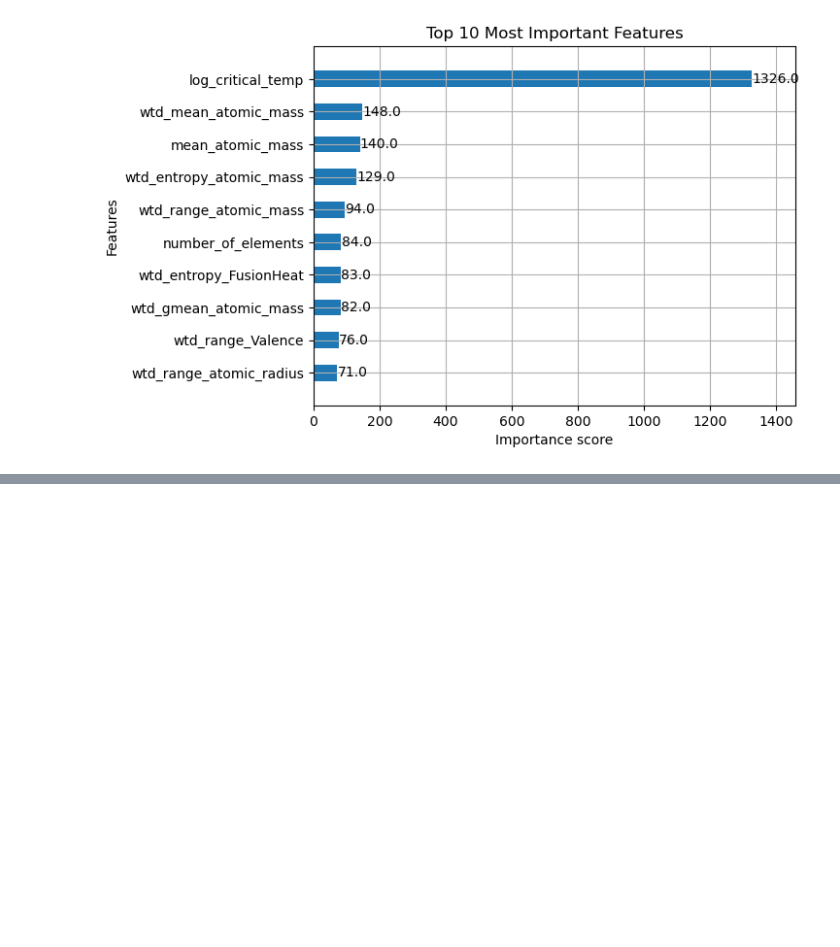
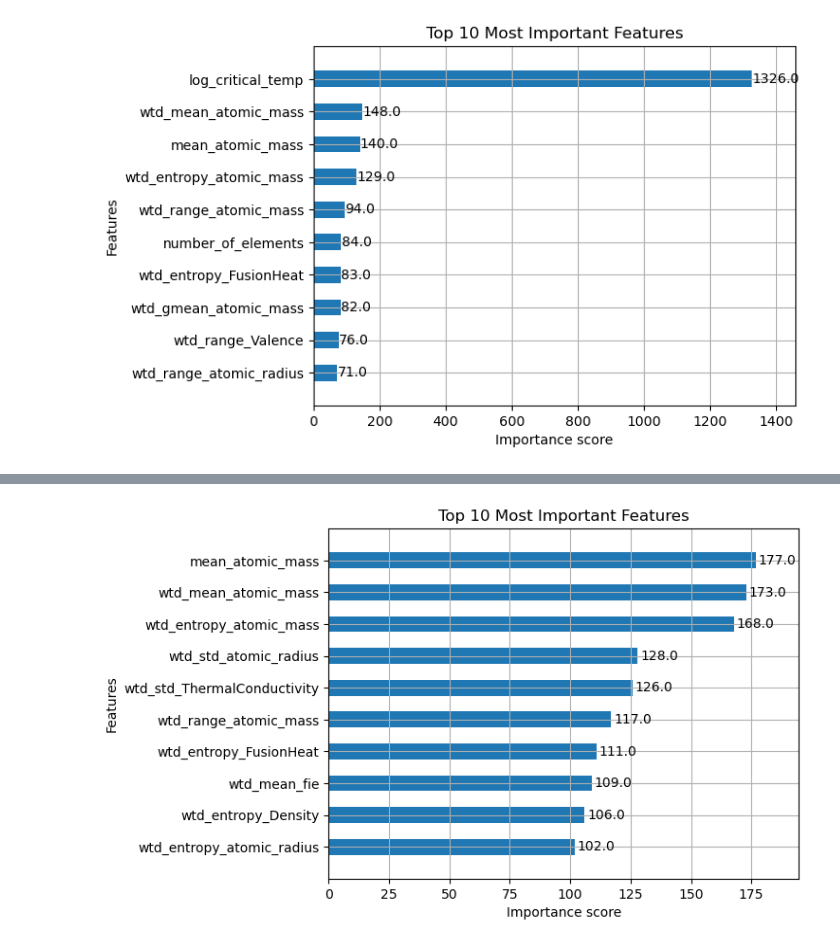
Before and after one commit to kiranrajkailas/CapstoneProject-DSML, a Jupyter notebook: Final-CapstoneProject-Superconductivity.ipynb, the cells around one changed output, grey strips where cells are left out. Drawn from its saved outputs; the diff is of its cells as text; code cells hidden in the pictures; blank space fills up the shorter version.

```diff
--- a/Final-CapstoneProject-Superconductivity.ipynb
+++ b/Final-CapstoneProject-Superconductivity.ipynb
@@ -437,0 +487,8 @@ Random Forest R²: 0.9998
+# %%
+#Feature importance plot
+from xgboost import plot_importance
+plot_importance(model, max_num_features=10, height=0.5)
+plt.title("Top 10 Most Important Features")
+plt.show()
+# %% [output]
+[figure, added]
```
Also changed, not shown: parts of 16 cells of this notebook.
